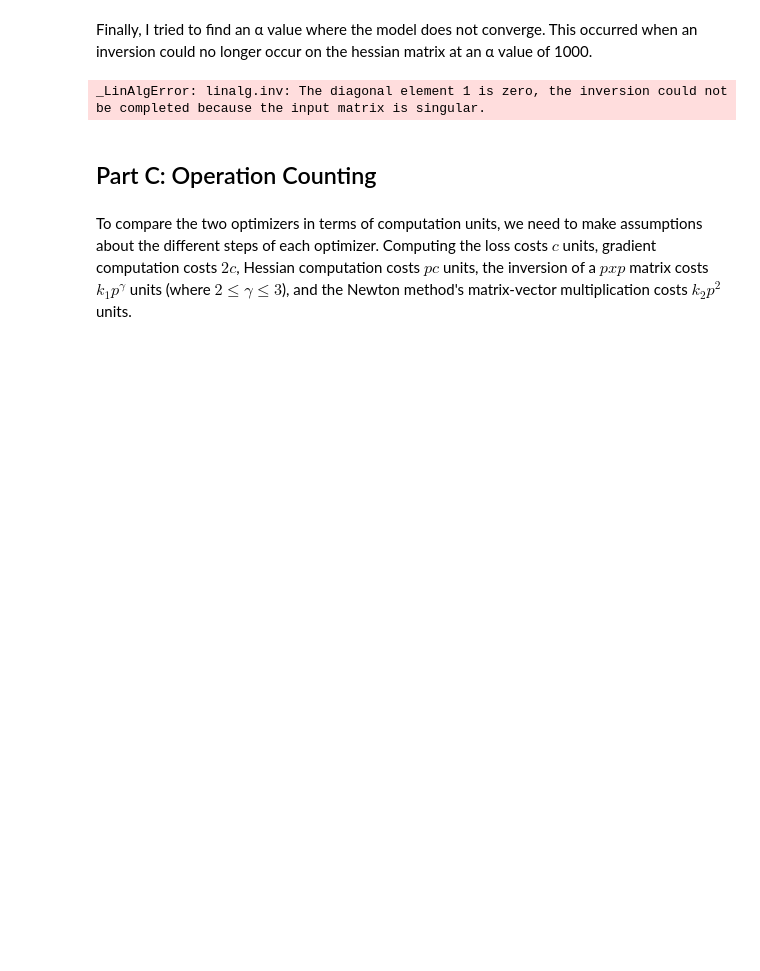
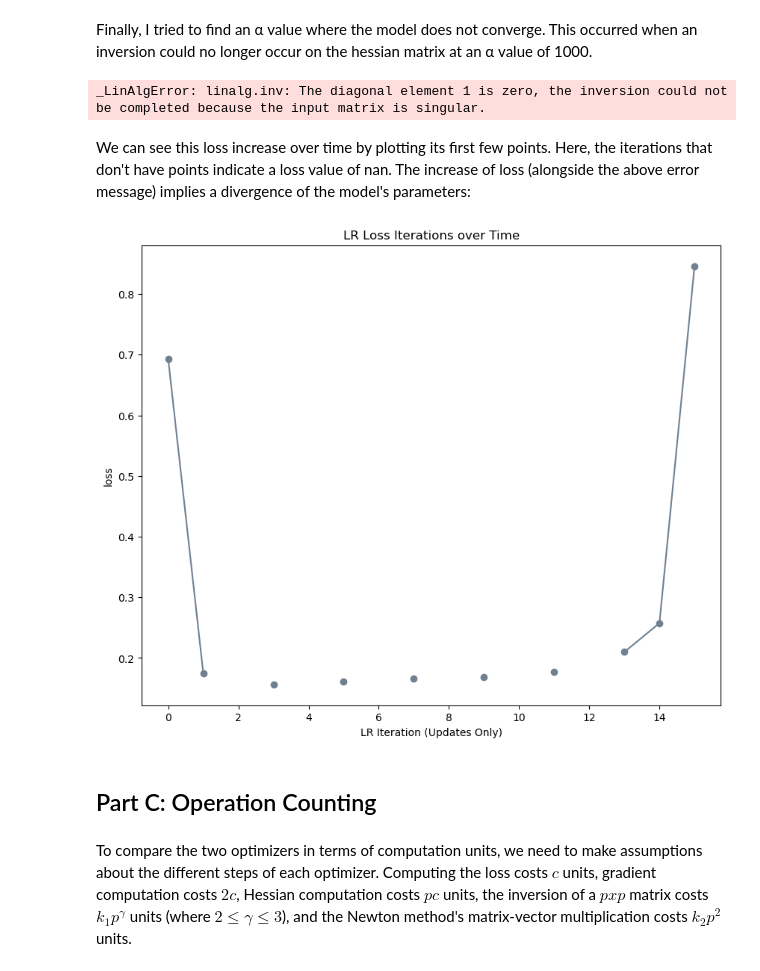
Before and after one commit to jblake05/ml-0451, a Jupyter notebook: posts/newton-optimizer/index.ipynb, the cells around one changed output. Cells and saved outputs as stored; diff of their text form; code cells hidden in the pictures; blank space fills up the shorter version.

```diff
--- a/posts/newton-optimizer/index.ipynb
+++ b/posts/newton-optimizer/index.ipynb
@@ -187,9 +188,15 @@ plot_loss(loss_vec)
 # %% [markdown]
 Finally, I tried to find an α value where the model does not converge. This occurred when an inversion could no longer occur on the hessian matrix at an α value of 1000.
 # %%
-LR_new, (loss_vec_new, weight_vec_new) = train_LR_Newton(X, y, 1000, 100)
+LR_new, (loss_vec_new, weight_vec_new) = train_LR_Newton(X, y, 1000, 1000)
 # %% [output]
 _LinAlgError: linalg.inv: The diagonal element 1 is zero, the inversion could not be completed because the input matrix is singular.
+# %% [markdown]
+We can see this loss increase over time by plotting its first few points. Here, the iterations that don't have points indicate a loss value of nan. The increase of loss (alongside the above error message) implies a divergence of the model's parameters:
+# %%
+plot_loss(loss_vec_new[0:17])
+# %% [output]
+[figure, added]
 # %% [markdown]
 ## Part C: Operation Counting
 # %% [markdown]
```
Also changed, not shown: parts of 6 cells of this notebook, 18 other files.
